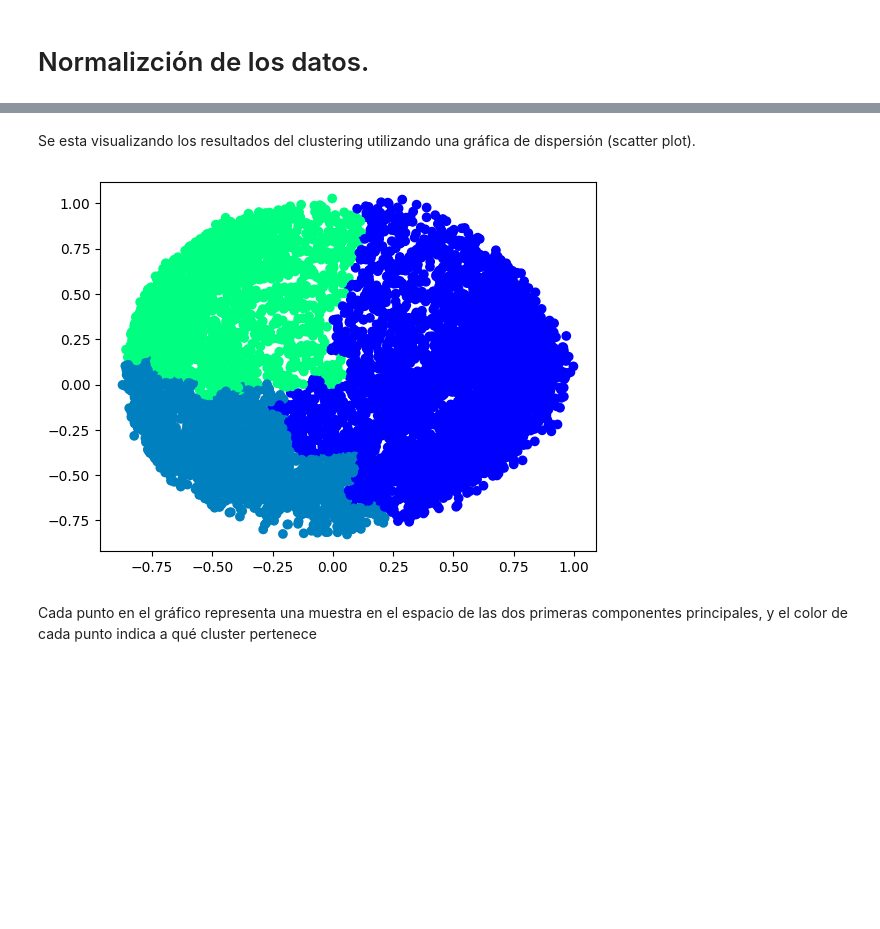
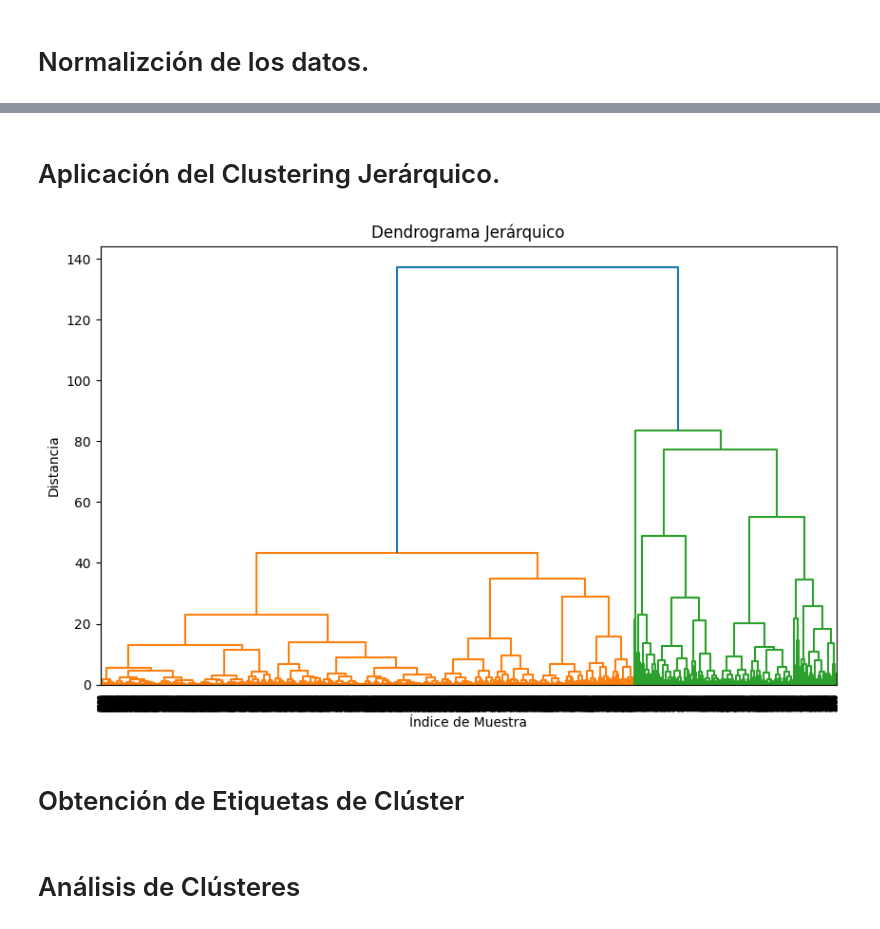
Before and after one commit to adirfjuly1/MOD-711, a Jupyter notebook: Clustering_Algortimo_Hierarchical_Clustering.ipynb, the cells around one changed output, grey strips where cells are left out. Saved outputs shown, nothing was run; the diff lists cells and outputs as text; code cells hidden in the pictures; blank space fills up the shorter version.

```diff
--- a/Clustering_Algortimo_Hierarchical_Clustering.ipynb
+++ b/Clustering_Algortimo_Hierarchical_Clustering.ipynb
@@ -185,11 +215,29 @@ Se crea una instancia de AgglomerativeClustering con tres clusters y luego ajust
-# %% [markdown]
-Se esta visualizando los resultados del clustering utilizando una gráfica de dispersión (scatter plot).
-# %%
-# Visualizing the clustering
-plt.scatter(X_principal['P1'], X_principal['P2'],
-           c = AgglomerativeClustering(n_clusters = 3).fit_predict(X_principal), cmap =plt.cm.winter)
-plt.show()
-# %% [output]
-[figure, removed]
-# %% [markdown]
- Cada punto en el gráfico representa una muestra en el espacio de las dos primeras componentes principales, y el color de cada punto indica a qué cluster pertenece
+# %%
+from sklearn.preprocessing import StandardScaler
+
+# Seleccionar las columnas para el clustering
+selected_columns = ['BALANCE', 'PURCHASES', 'CREDIT_LIMIT']
+
+# Normalizar los datos
+scaler = StandardScaler()
+normalized_data = scaler.fit_transform(raw_df[selected_columns])
+# %% [markdown]
+# Aplicación del Clustering Jerárquico.
+# %%
+from scipy.cluster.hierarchy import linkage, dendrogram
+import matplotlib.pyplot as plt
+
+# Calcular la matriz de enlace
+linkage_matrix = linkage(normalized_data, method='ward')
+
+# Mostrar el dendrograma
+plt.figure(figsize=(10, 6))
+dendrogram(linkage_matrix)
+plt.title('Dendrograma Jerárquico')
+plt.xlabel('Índice de Muestra')
+plt.ylabel('Distancia')
+plt.show()
+# %% [output]
+[figure, added]
+# %% [markdown]
+# Obtención de Etiquetas de Clúster
@@ -195,0 +252,2 @@ plt.show()
+# %% [markdown]
+# Análisis de Clústeres
```
Also changed, not shown: parts of 22 cells of this notebook.
